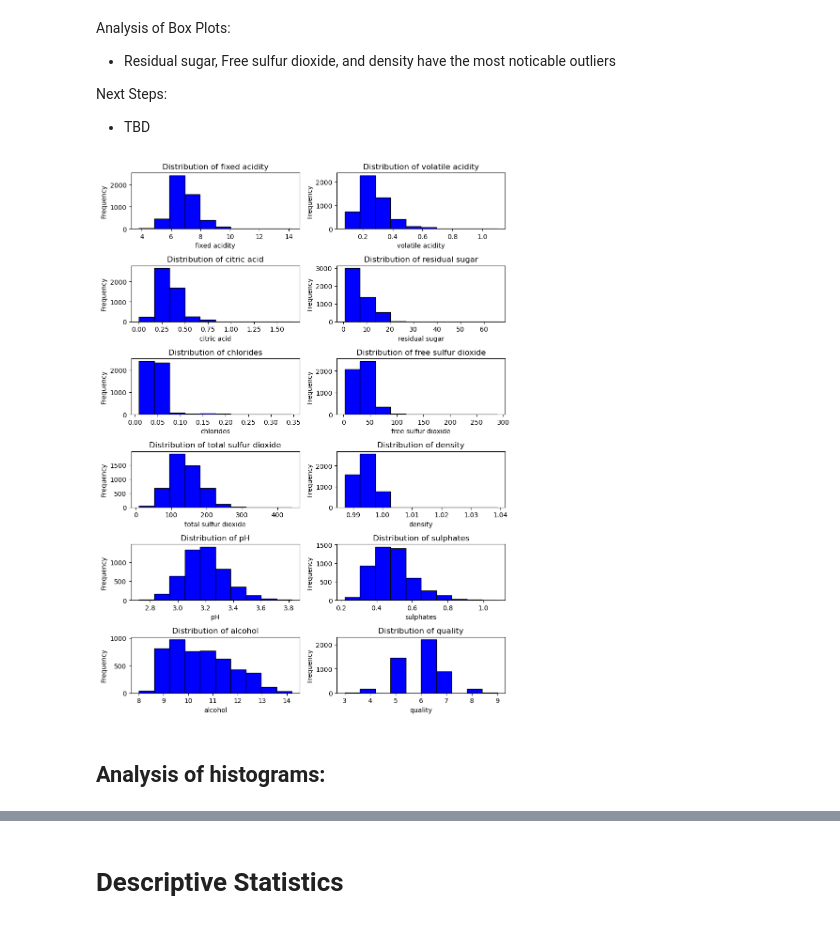
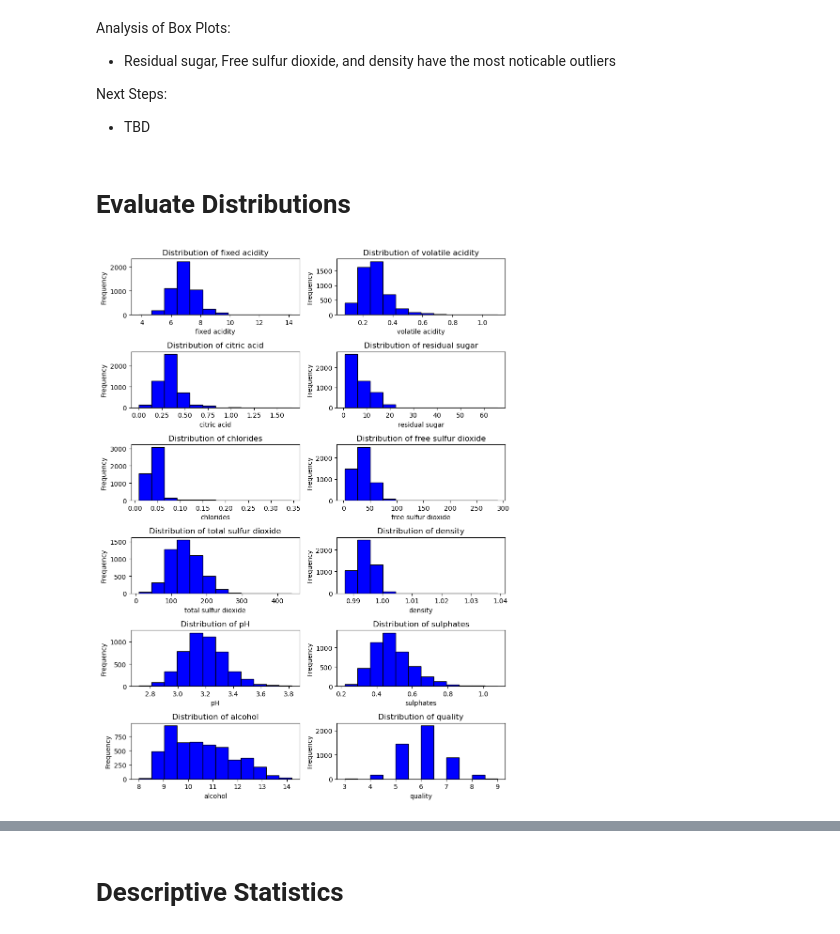
Before and after one commit to Andre3002/cmu-project3-wine-quality, a Jupyter notebook: Project-3-Wine-Quality.ipynb, the cells around one changed output, grey strips where cells are left out. Cells and saved outputs as stored; diff of their text form; code cells hidden in the pictures.

```diff
--- a/Project-3-Wine-Quality.ipynb
+++ b/Project-3-Wine-Quality.ipynb
@@ -131,23 +131,22 @@ Analysis of Box Plots:
 
 Next Steps:
 - TBD
+# %% [markdown]
+# Evaluate Distributions
 # %%
 # Graph and evaluate histograms
 
 plt.figure(figsize=(9, 12))
 
 for x in range(len(df.columns.values)):
     #plt.figure(figsize=(4, 2))
     plt.subplot(6,2,x+1) #attempting to print output in grid
-    df[df.columns.values[x]].plot(kind='hist', bins=10, color='blue', edgecolor='black')
+    df[df.columns.values[x]].plot(kind='hist', bins=12, color='blue', edgecolor='black')
     plt.title("Distribution of "+ df.columns.values[x])
     plt.xlabel(df.columns.values[x])
     plt.ylabel("Frequency")
 
 plt.tight_layout()
 plt.show()
 # %% [output]
-[figure, old version]
+[figure, new version]
-# %% [markdown]
-Analysis of histograms:
--
```
Also changed, not shown: parts of 6 cells of this notebook.
